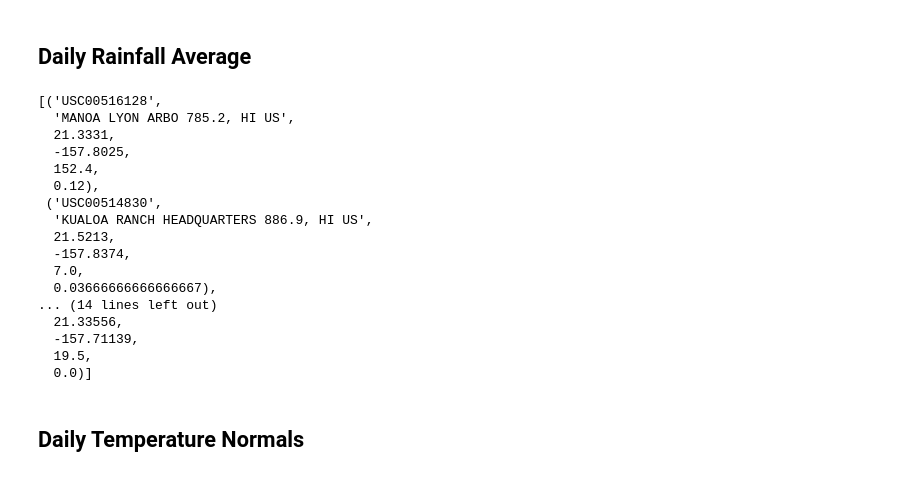
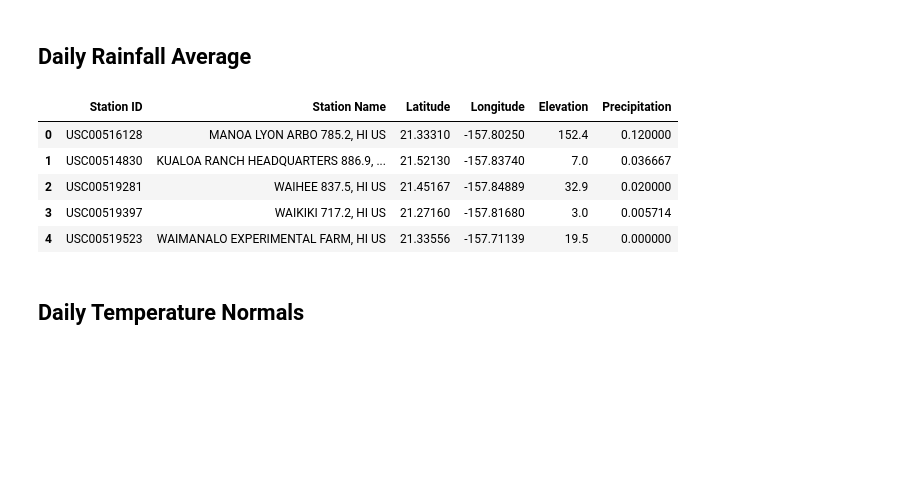
Before and after one commit to adriana-icasiano/sqlalchemy-challenge, a Jupyter notebook: temp_analysis_bonus_2_starter.ipynb, the cells around one changed output. Saved outputs shown, nothing was run; the diff lists cells and outputs as text; code cells hidden in the pictures; blank space fills up the shorter version.

```diff
--- a/temp_analysis_bonus_2_starter.ipynb
+++ b/temp_analysis_bonus_2_starter.ipynb
@@ -97,36 +97,28 @@ plt.show()
 # %%
 # Query rainfall per weather station for previous year, sorted by precipitation
 # Include station, name, latitude, longitude, and elevation
 start_date ='2017-08-01'
 end_date = '2017-08-07'
 
 sel = [Station.station, Station.name, Station.latitude, Station.longitude,\
        Station.elevation, func.avg(Measurement.prcp)]
 
 result = session.query(*sel).group_by(Measurement.station).\
 filter(Measurement.date >= start_date).filter(Measurement.date <= end_date).\
 filter(Measurement.station == Station.station).\
 order_by(func.avg(Measurement.prcp).desc()).all()
 
 result
+
+result_df = pd.DataFrame(result, columns=["Station ID", "Station Name", "Latitude", "Longitude", "Elevation","Precipitation"])
+result_df
 # %% [output]
-[('USC00516128',
-  'MANOA LYON ARBO 785.2, HI US',
-  21.3331,
-  -157.8025,
-  152.4,
-  0.12),
- ('USC00514830',
-  'KUALOA RANCH HEADQUARTERS 886.9, HI US',
-  21.5213,
-  -157.8374,
-  7.0,
-  0.03666666666666667),
-... (14 lines left out)
-  21.33556,
-  -157.71139,
-  19.5,
-  0.0)]
+|  | Station ID | Station Name | Latitude | Longitude | Elevation | Precipitation |
+| 0 | USC00516128 | MANOA LYON ARBO 785.2, HI US | 21.33310 | -157.80250 | 152.4 | 0.120000 |
+| 1 | USC00514830 | KUALOA RANCH HEADQUARTERS 886.9, ... | 21.52130 | -157.83740 | 7.0 | 0.036667 |
+| 2 | USC00519281 | WAIHEE 837.5, HI US | 21.45167 | -157.84889 | 32.9 | 0.020000 |
+| 3 | USC00519397 | WAIKIKI 717.2, HI US | 21.27160 | -157.81680 | 3.0 | 0.005714 |
+| 4 | USC00519523 | WAIMANALO EXPERIMENTAL FARM, HI US | 21.33556 | -157.71139 | 19.5 | 0.000000 |
 # %% [markdown]
 ## Daily Temperature Normals
 # %%
```
Also changed, not shown: 6 other files.
